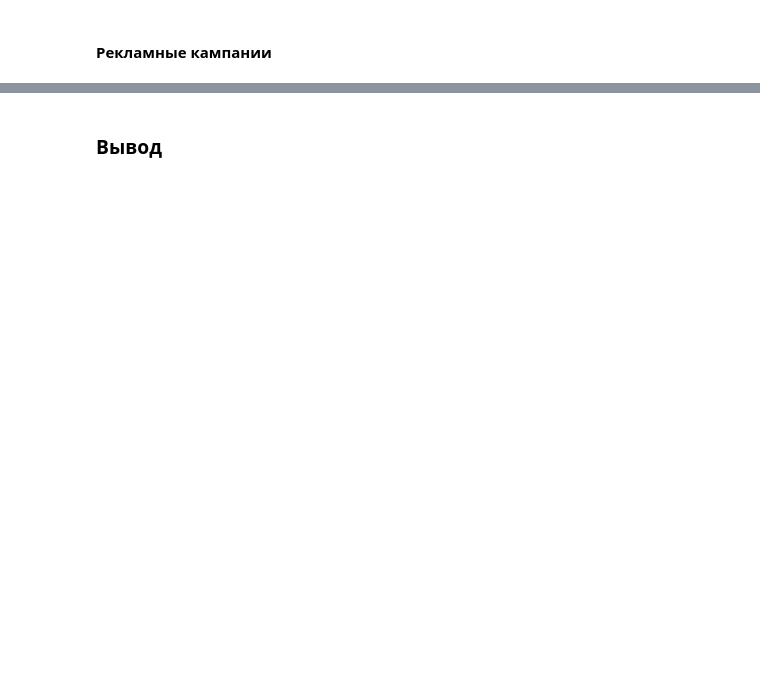
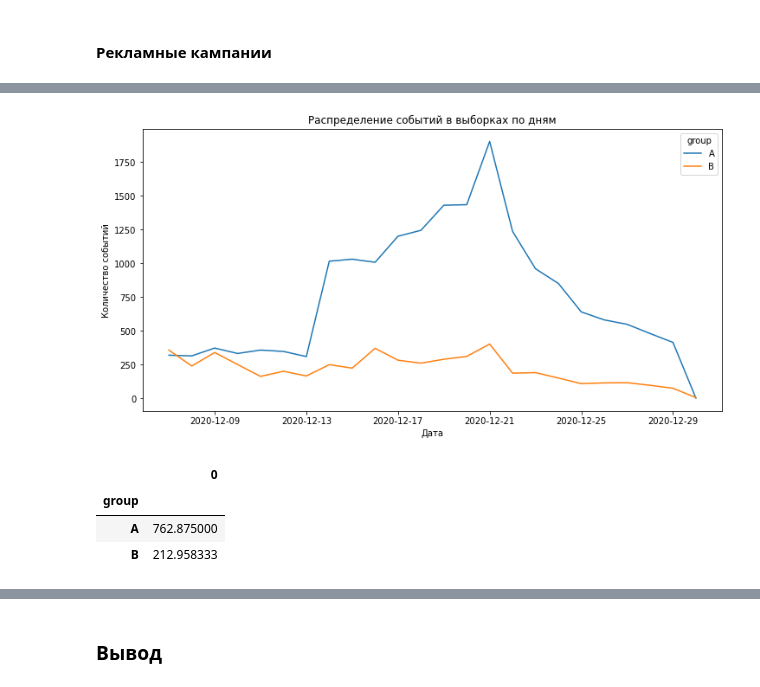
Before and after one commit to Rikka-irk/Data-Analysis, a Jupyter notebook: AB tests/AB_Tests_Analysis_RU.ipynb, the cells around one changed output, grey strips where cells are left out. Drawn from its saved outputs; the diff is of its cells as text; code cells hidden in the pictures; blank space fills up the shorter version.

```diff
--- a/AB tests/AB_Tests_Analysis_RU.ipynb
+++ b/AB tests/AB_Tests_Analysis_RU.ipynb
@@ -297,0 +593,5 @@ print('Пользователей:',
+# %%
+user_data = user_data.join(other_test_users, how = 'left')
+user_data = user_data.fillna('no_data')
+
+display(user_data)
@@ -328,0 +687,5 @@ display(ab_project_marketing_events
+# %%
+events = events.set_index('user_id').join(user_data, how='inner').reset_index()
+events = events.rename(columns={'details':'revenue'})
+
+display(events.sample(5))
@@ -328,0 +708,9 @@ display(ab_project_marketing_events
+# %%
+#создаем колонки:
+
+#    с датой "+14 дней от даты регистрации"
+events['day_14'] = events['first_date'] + pd.Timedelta(days=14)
+
+#    с датой "+7 дней от даты регистрации"
+events['day_7'] = events['first_date'] + pd.Timedelta(days=7)
+display(events.sample(5))
@@ -328,0 +1031,3 @@ display(ab_project_marketing_events
+# %%
+events_pivot = events.pivot_table(columns='group', values='event_name', index='event_date',aggfunc='count').fillna(0)
+display(events_pivot)
@@ -328,0 +1053,16 @@ display(ab_project_marketing_events
+# %%
+
+events_pivot.plot()
+plt.xlabel('Дата')
+plt.ylabel('Количество событий')
+plt.title('Распределение событий в выборках по дням')
+plt.show();
+# %% [output]
+[figure, added]
+# %%
+events_pivot.mean().to_frame()
+# %% [output]
+|  | 0 |
+| group |  |
+| A | 762.875000 |
+| B | 212.958333 |
```
Also changed, not shown: parts of 217 cells of this notebook.
